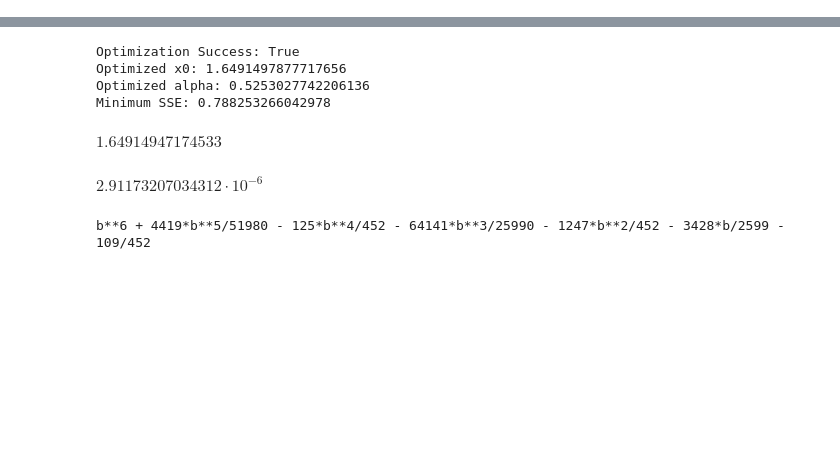
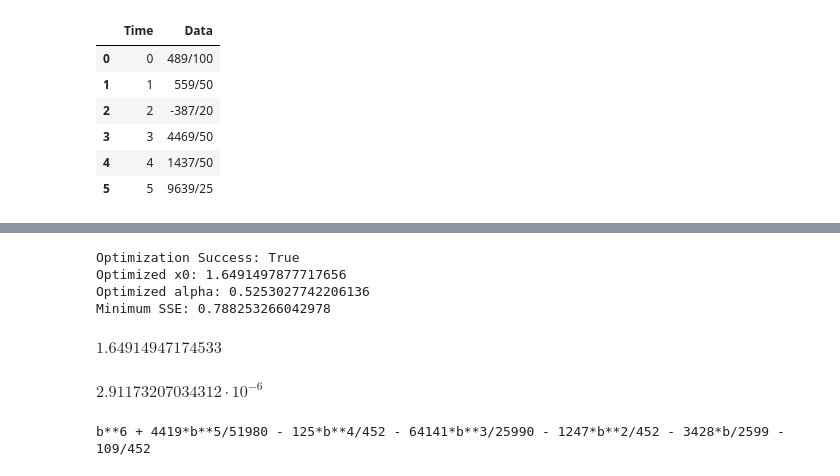
Before and after one commit to amineroudani/Thesis, a Jupyter notebook: MinimasVsNumDatapoints.ipynb, the cells around one changed output, grey strips where cells are left out. Drawn from its saved outputs; the diff is of its cells as text; code cells hidden in the pictures; blank space fills up the shorter version.

```diff
--- a/MinimasVsNumDatapoints.ipynb
+++ b/MinimasVsNumDatapoints.ipynb
@@ -110,6 +215,16 @@ def find_roots_newton(func, func_prime, num_roots, initial_guess_range=(0, 10),
 
     ret = [root for root in roots_found if root>0]
     return ret
+# %%
+data
+# %% [output]
+|  | Time | Data |
+| 0 | 0 | 489/100 |
+| 1 | 1 | 559/50 |
+| 2 | 2 | -387/20 |
+| 3 | 3 | 4469/50 |
+| 4 | 4 | 1437/50 |
+| 5 | 5 | 9639/25 |
 # %%
 data
 # %% [output]
```
Also changed, not shown: parts of 11 cells of this notebook, 4 other files.
